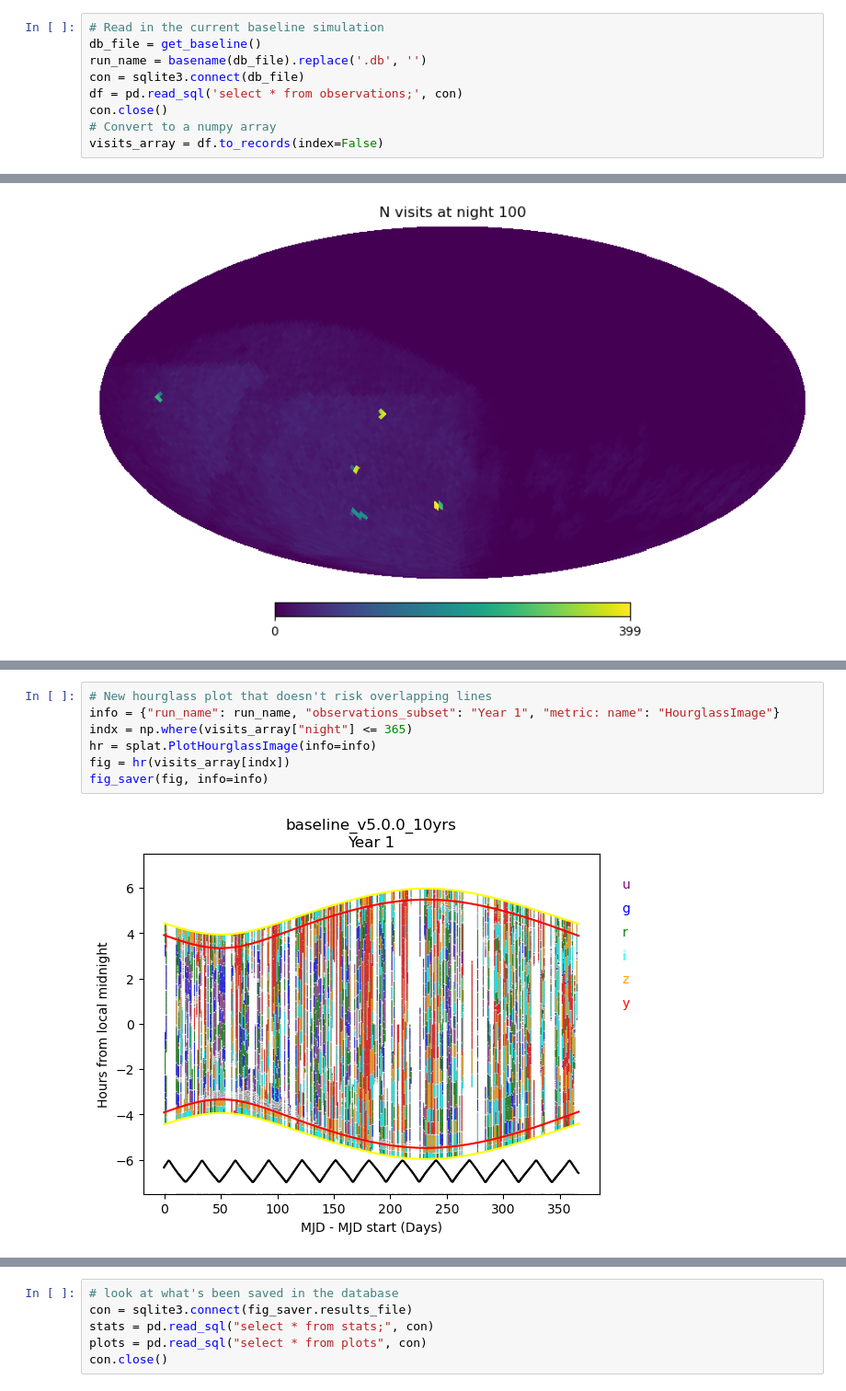
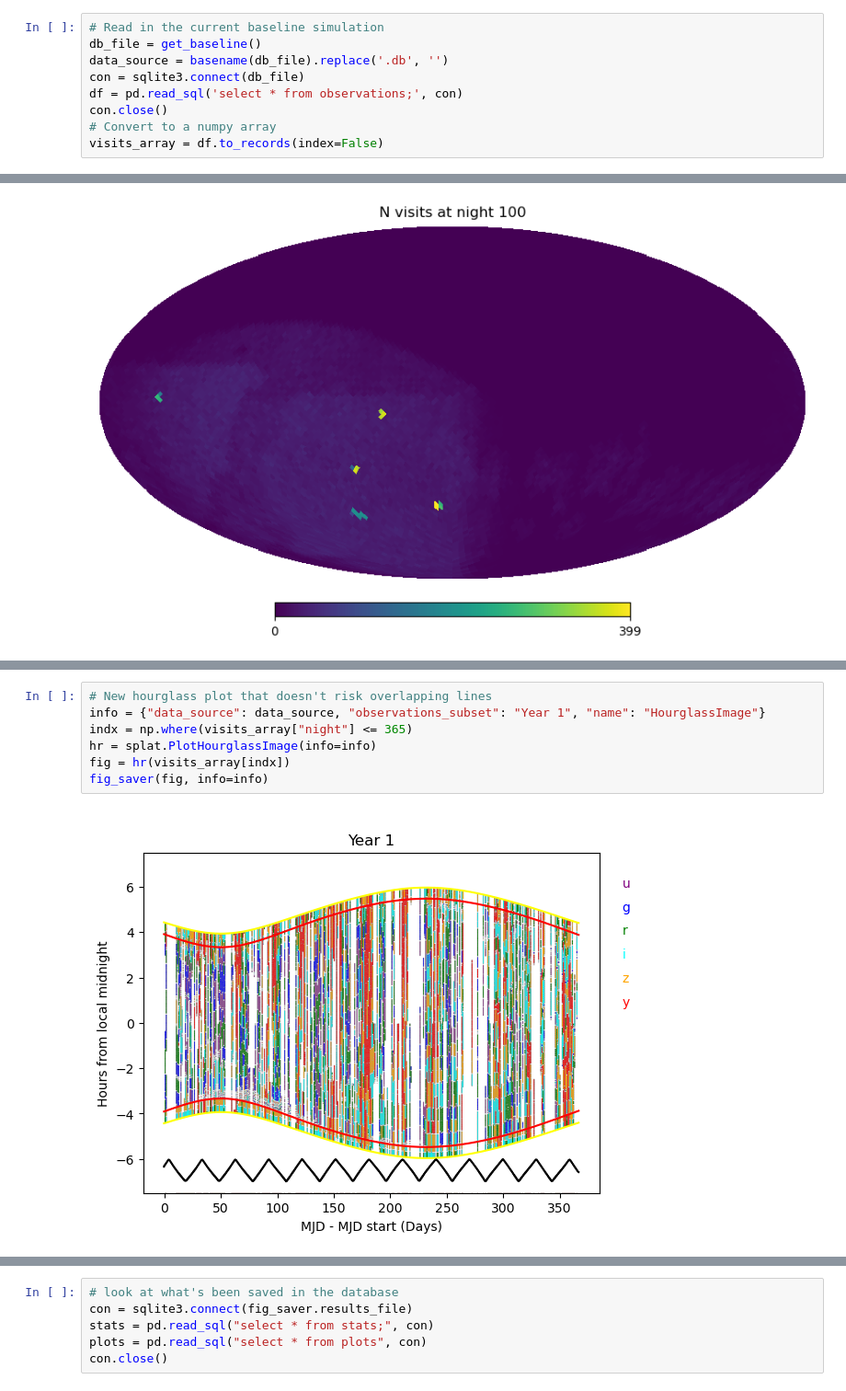
Before and after one commit to lsst/rubin_sim_notebooks, a Jupyter notebook: splat/splat_basics.ipynb, the cells around one changed output, grey strips where cells are left out. Shown at 92% size. Drawn from its saved outputs; the diff is of its cells as text.

```diff
--- a/splat/splat_basics.ipynb
+++ b/splat/splat_basics.ipynb
@@ -21,7 +21,7 @@ from os.path import basename
 # %%
 # Read in the current baseline simulation
 db_file = get_baseline()
-run_name = basename(db_file).replace('.db', '')
+data_source = basename(db_file).replace('.db', '')
 con = sqlite3.connect(db_file)
 df = pd.read_sql('select * from observations;', con)
 con.close()
@@ -424,12 +424,12 @@ fig_saver(fig, info=info)
 # %%
 # New hourglass plot that doesn't risk overlapping lines
-info = {"run_name": run_name, "observations_subset": "Year 1", "metric: name": "HourglassImage"}
+info = {"data_source": data_source, "observations_subset": "Year 1", "name": "HourglassImage"}
 indx = np.where(visits_array["night"] <= 365)
 hr = splat.PlotHourglassImage(info=info)
 fig = hr(visits_array[indx])
 fig_saver(fig, info=info)
 # %% [output]
-[figure, old version]
+[figure, new version]
 # %%
 # Check out the directory FigSaver dumped things into
 !ls maf_figs
```
Also changed, not shown: parts of 24 cells of this notebook.
